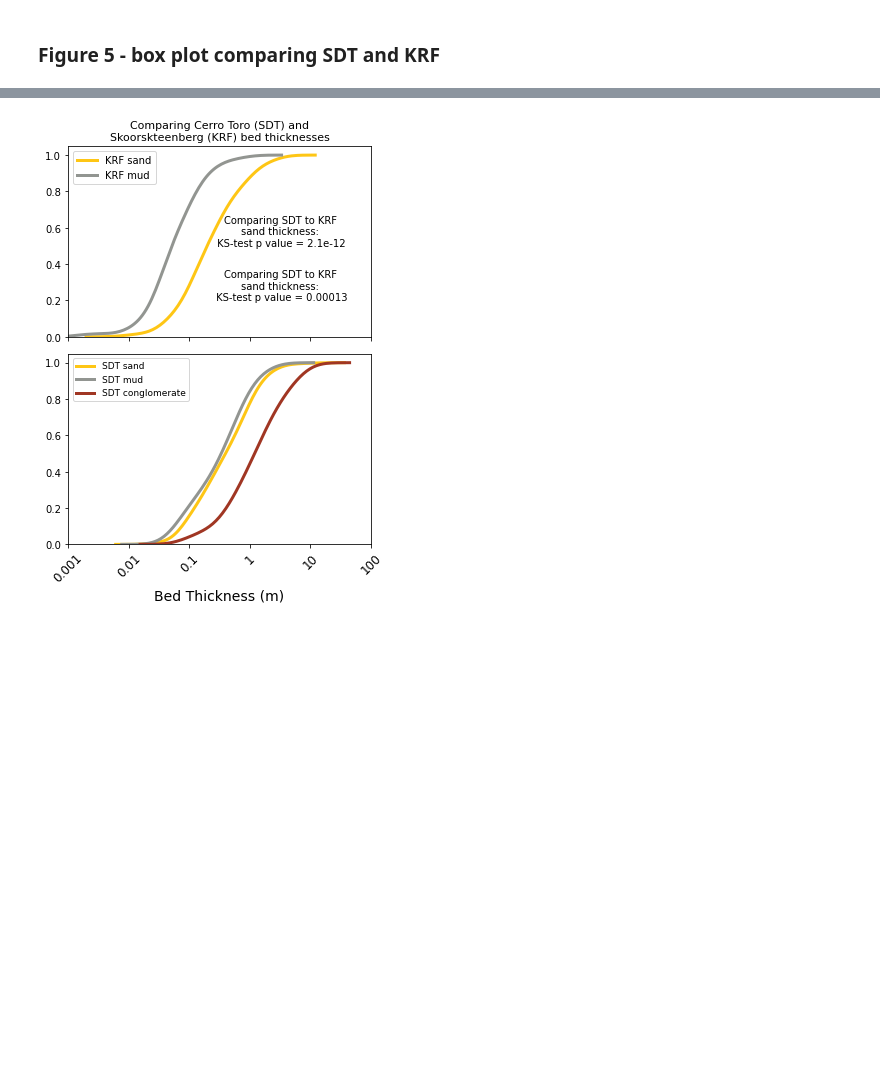
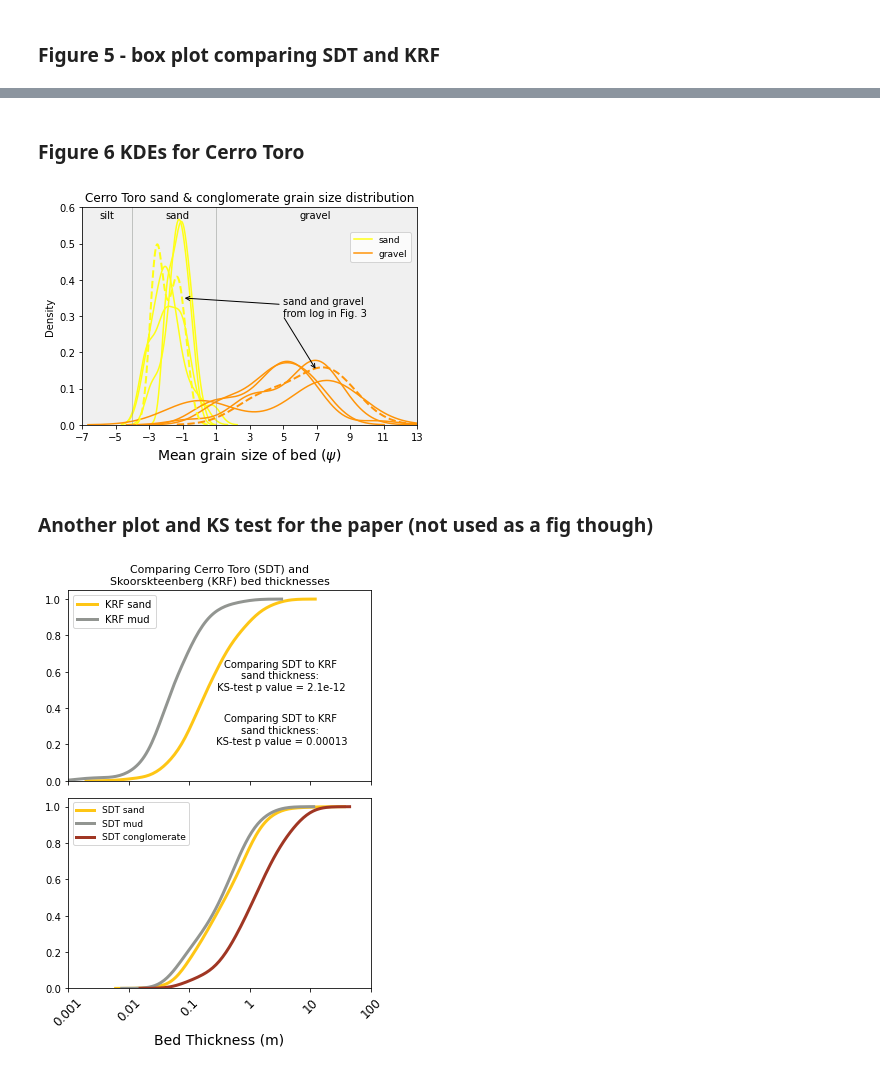
Before and after one commit to rgmyr/litholog, a Jupyter notebook: notebooks/Litholog_paper_plots.ipynb, the cells around one changed output, grey strips where cells are left out. Cells and saved outputs as stored; diff of their text form; code cells hidden in the pictures; blank space fills up the shorter version.

Commit message:
updated notebooks for final paper draft

```diff
--- a/notebooks/Litholog_paper_plots.ipynb
+++ b/notebooks/Litholog_paper_plots.ipynb
@@ -154,3 +160,60 @@ plt.show()
+# %% [markdown]
+### Figure 6 KDEs for Cerro Toro
+# %%
+# compare grain size values
+
+fig, ax = plt.subplots(figsize=[6,4])
+ax.set(facecolor = '#F0F0F0')
+
+for s in sdt[:-1]:
+    sns.kdeplot(s.get_field('mean_gs_psi', lithology='sand'), ax=ax,
+                cumulative=False, color="xkcd:yellow", label='sand')
+
+for s in sdt[:-1]:
+    sns.kdeplot(s.get_field('mean_gs_psi', lithology='gravel'), ax=ax,
+                cumulative=False, color="xkcd:tangerine", label='gravel')
+
+# then plot the SSM log with dashed line
+sns.kdeplot(sdt[-1].get_field('mean_gs_psi', lithology='sand'), ax=ax,
+                cumulative=False, color="xkcd:yellow", linestyle = '--', linewidth=2, label='sand')
+sns.kdeplot(sdt[-1].get_field('mean_gs_psi', lithology='gravel'), ax=ax,
+            cumulative=False, color="xkcd:tangerine", linestyle = '--', linewidth=2, label='gravel')
+
+#hand, labl = ax.get_legend_handles_labels()
+#plt.legend(np.unique(labl))
+hand, labl = ax.get_legend_handles_labels()
+handout=[]
+lablout=[]
+for h,l in zip(hand,labl):
+   if l not in lablout:
+        lablout.append(l)
+        handout.append(h)
+#ax.get_legend().remove() # get rid of it first
+ax.legend(handout, lablout,loc=[0.8,0.75],fontsize=9) # then add it back
+
+# labels
+ax.set_xlabel('Mean grain size of bed ('+r'$\psi$'+')',fontsize=14)
+ax.set_xlim(-7, 13)
+ax.set_xticks(np.arange(-7,14,2)); # could also use "wentworth.fine_scale" to label these with text labels
+
+ax.axvline(-4,color='xkcd:grey',linewidth=0.5)
+ax.axvline(1,color='xkcd:grey',linewidth=0.5)
+
+ax.set_ylim(0,0.6)
+ax.text(-6,0.57,'silt')
+ax.text(-2,0.57,'sand')
+ax.text(6,0.57,'gravel')
+
+ax.annotate("sand and gravel \nfrom log in Fig. 3", xy=(-1, 0.35), xytext=(5, 0.3),arrowprops=dict(arrowstyle="->"))
+ax.annotate("", xy=(7, 0.15), xytext=(5, 0.3),arrowprops=dict(arrowstyle="->"))
+
+ax.set_title('Cerro Toro sand & conglomerate grain size distribution',fontsize=12)
+
+fig.savefig('fig6.svg',format='svg')
+# %% [output]
+[figure, added]
+# %% [markdown]
+### Another plot and KS test for the paper (not used as a fig though)
 # %%
 # Now lets concat that list into one big array, then take the log10 of it, then plot it
 
```
Also changed, not shown: parts of 4 cells of this notebook, 2 other files.
